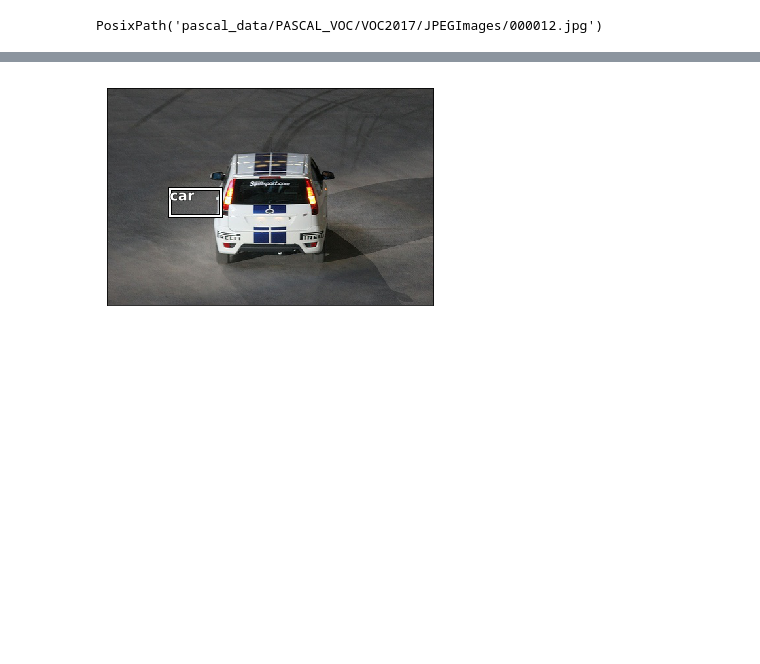
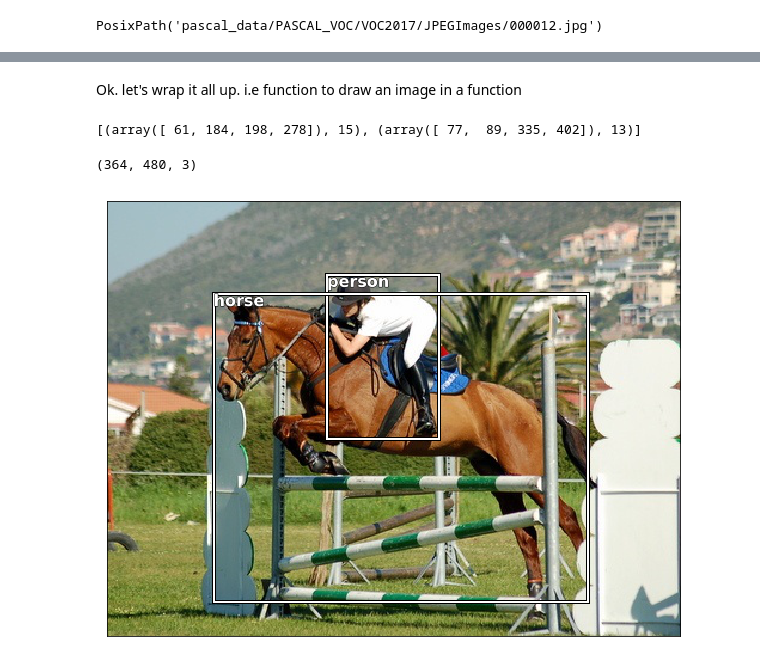
Before and after one commit to groverpr/deep-learning, a Jupyter notebook: Object Detection.ipynb, the cells around one changed output, grey strips where cells are left out. Cells and saved outputs as stored; diff of their text form; code cells hidden in the pictures; blank space fills up the shorter version.

```diff
--- a/Object Detection.ipynb
+++ b/Object Detection.ipynb
@@ -228,7 +292,48 @@ train_annotation[image_sample_id][0][0]
-# %%
-ax = show_img(im)
-b = train_annotation[image_sample_id][0][0]
-draw_rect(ax, b)
-draw_text(ax, b[:2], train_json['categories'][cat_id]['name'])
-# %% [output]
-[figure, removed]
+# %% [markdown]
+Ok. let's wrap it all up. i.e function to draw an image in a function
+# %%
+def draw_im(im, ann):
+    """
+    Input:
+    im: Image array
+    ann: Array of annotations (bbox + category_id) as saved in "train_annotations" dictionary
+
+    """
+    ax = show_img(im, figsize=(16,8))
+    for b,c in ann:
+        b = bb_hw(b)
+        draw_rect(ax, b)
+        draw_text(ax, b[:2], cats[c], sz=16)
+# %%
+# dictionary object to index image name. used to open image array
+
+train_imagename = dict((o['id'], o['file_name']) for o in train_json['images'])
+
+# dictionary to map id with category name
+cats = dict((o['id'], o['name']) for o in train_json['categories'])
+# %%
+def draw_idx(i, annotation_dict = train_annotation):
+    """
+    Input:
+    i: Image index we want to display
+    annotation_dict: dictionary of annotation used (defining here as in next section we will used different one)
+
+    Returns:
+    Image with text and bbox
+    """
+
+    image_a = annotation_dict[i] # annotation of image index i
+    file_name = train_imagename[i]
+    im = open_image(IMAGE_PATH/file_name)
+    print(im.shape)
+    if annotation_dict == train_annotation: draw_im(im, image_a) # some formatting issue while plotting next one
+    elif annotation_dict == train_largest_annotation: draw_im(im, [(image_a)])
+# %%
+train_annotation[17]
+# %% [output]
+[(array([ 61, 184, 198, 278]), 15), (array([ 77,  89, 335, 402]), 13)]
+# %%
+draw_idx(17)
+# %% [output]
+(364, 480, 3)
+[figure, added]
```
Also changed, not shown: parts of 59 cells of this notebook.
